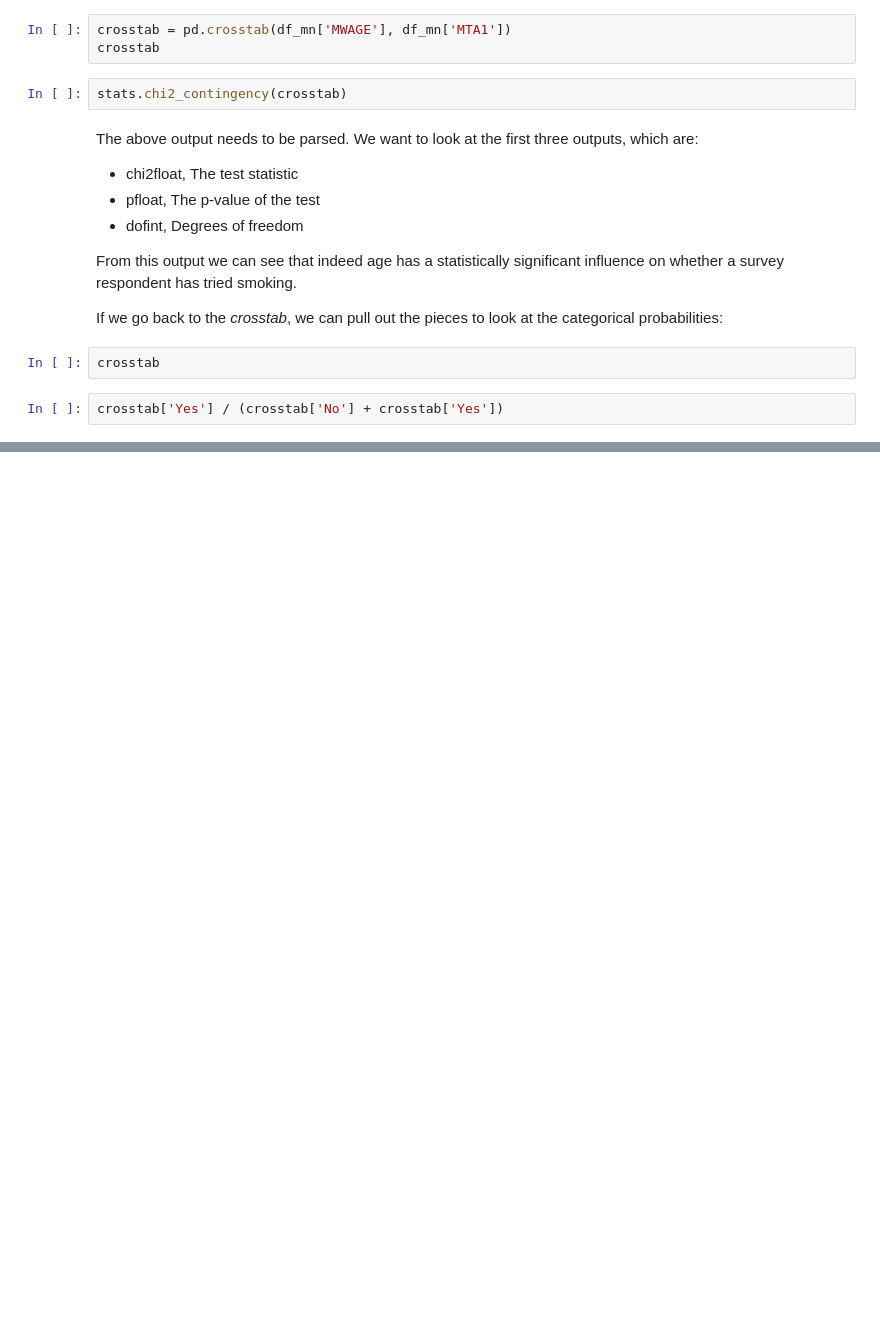
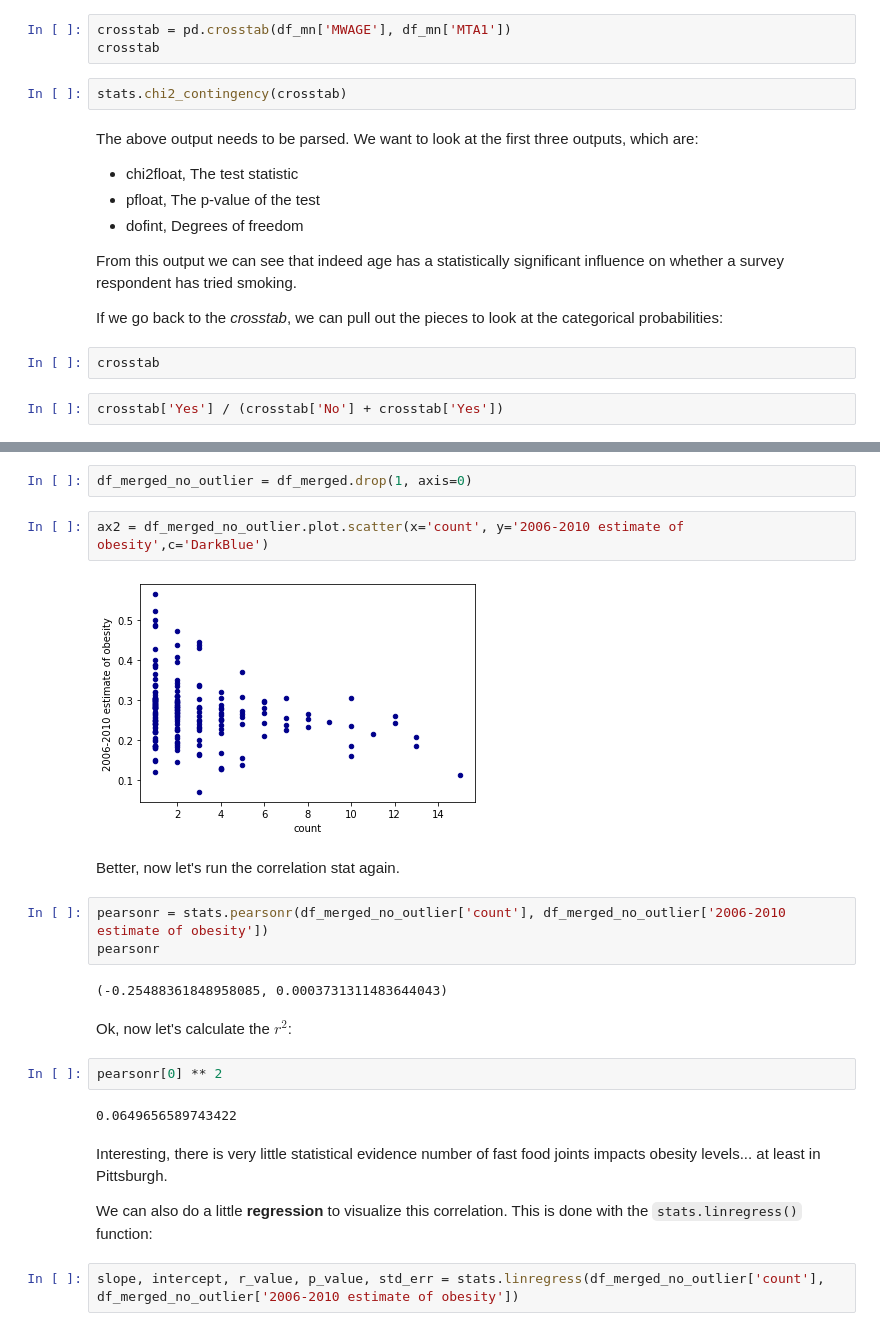
Before and after one commit to pitt-sci-lis-2030/week-14-data-analysis, a Jupyter notebook: Lecture 14.ipynb, the cells around one changed output, grey strips where cells are left out. Cells and saved outputs as stored; diff of their text form; blank space fills up the shorter version.

```diff
--- a/Lecture 14.ipynb
+++ b/Lecture 14.ipynb
@@ -298,0 +509,25 @@ crosstab['Yes'] / (crosstab['No'] + crosstab['Yes'])
+# %%
+df_merged_no_outlier = df_merged.drop(1, axis=0)
+# %%
+ax2 = df_merged_no_outlier.plot.scatter(x='count', y='2006-2010 estimate of obesity',c='DarkBlue')
+# %% [output]
+[figure, added]
+# %% [markdown]
+Better, now let's run the correlation stat again.
+# %%
+pearsonr = stats.pearsonr(df_merged_no_outlier['count'], df_merged_no_outlier['2006-2010 estimate of obesity'])
+pearsonr
+# %% [output]
+(-0.25488361848958085, 0.0003731311483644043)
+# %% [markdown]
+Ok, now let's calculate the $r^{2}$:
+# %%
+pearsonr[0] ** 2
+# %% [output]
+0.0649656589743422
+# %% [markdown]
+Interesting, there is very little statistical evidence number of fast food joints impacts obesity levels... at least in Pittsburgh.
+
+We can also do a little **regression** to visualize this correlation.  This is done with the `stats.linregress()` function:
+# %%
+slope, intercept, r_value, p_value, std_err = stats.linregress(df_merged_no_outlier['count'], df_merged_no_outlier['2006-2010 estimate of obesity'])
```
Also changed, not shown: parts of 24 cells of this notebook, 3 other files.
